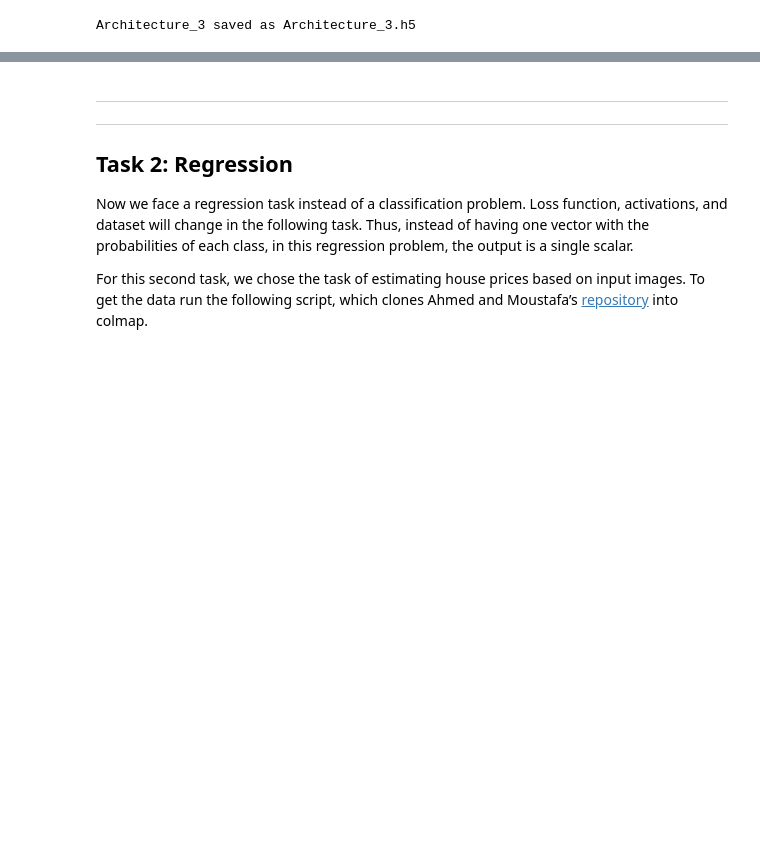
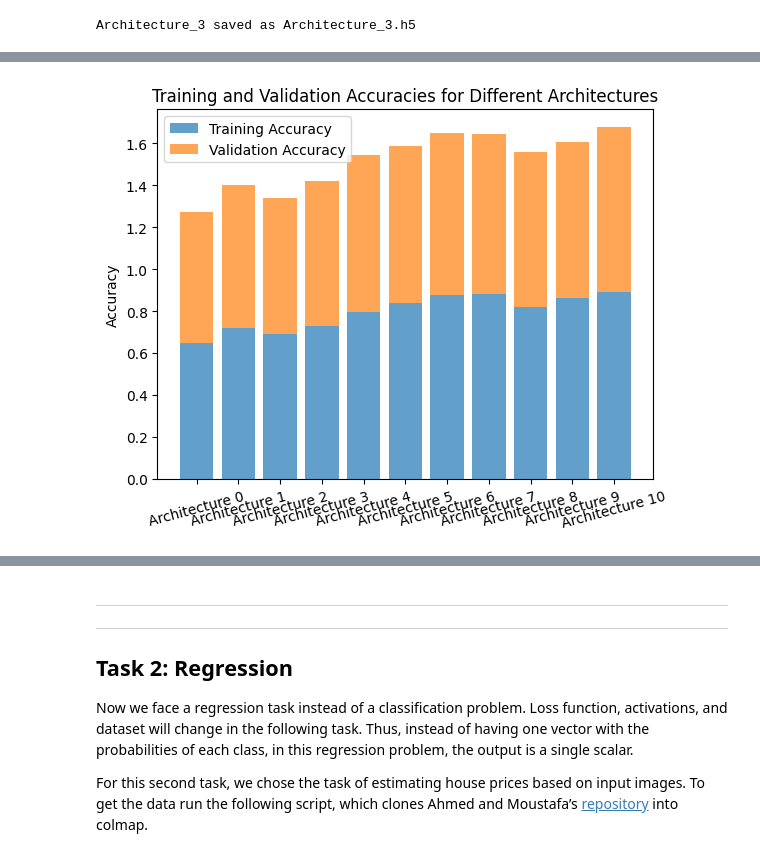
Before and after one commit to cddaaaa1/deep-learning-course, a Jupyter notebook: 02_CNN_Introduction.ipynb, the cells around one changed output, grey strips where cells are left out. Drawn from its saved outputs; the diff is of its cells as text; code cells hidden in the pictures; blank space fills up the shorter version.

Commit message:
task1 update

```diff
--- a/02_CNN_Introduction.ipynb
+++ b/02_CNN_Introduction.ipynb
@@ -2035,6 +2181,9 @@ model_filenames = [
     ("/content/drive/MyDrive/DeepLearning/Task1/Architecture_5.h5", "Architecture 5"),
     ("/content/drive/MyDrive/DeepLearning/Task1/Architecture_6.h5", "Architecture 6"),
     ("/content/drive/MyDrive/DeepLearning/Task1/Architecture_7.h5", "Architecture 7"),
+    ("/content/drive/MyDrive/DeepLearning/Task1/Architecture_8.h5", "Architecture 8"),
+    ("/content/drive/MyDrive/DeepLearning/Task1/Architecture_9.h5", "Architecture 9"),
+    ("/content/drive/MyDrive/DeepLearning/Task1/Architecture_10.h5", "Architecture 10"),
 ]
 
 # directory_path = "/content/drive/MyDrive/"
@@ -2076,3 +2225,4 @@ for name, metrics in results.items():
     print(f"{name}:")
     print(f"  Training Loss = {metrics['train_loss']:.4f}, Training Accuracy = {metrics['train_accuracy']:.4f}")
     print(f"  Validation Loss = {metrics['val_loss']:.4f}, Validation Accuracy = {metrics['val_accuracy']:.4f}")
+# %% [output]
@@ -2078,0 +2240 @@ for name, metrics in results.items():
+[figure, added]
```
Also changed, not shown: parts of 12 cells of this notebook.
